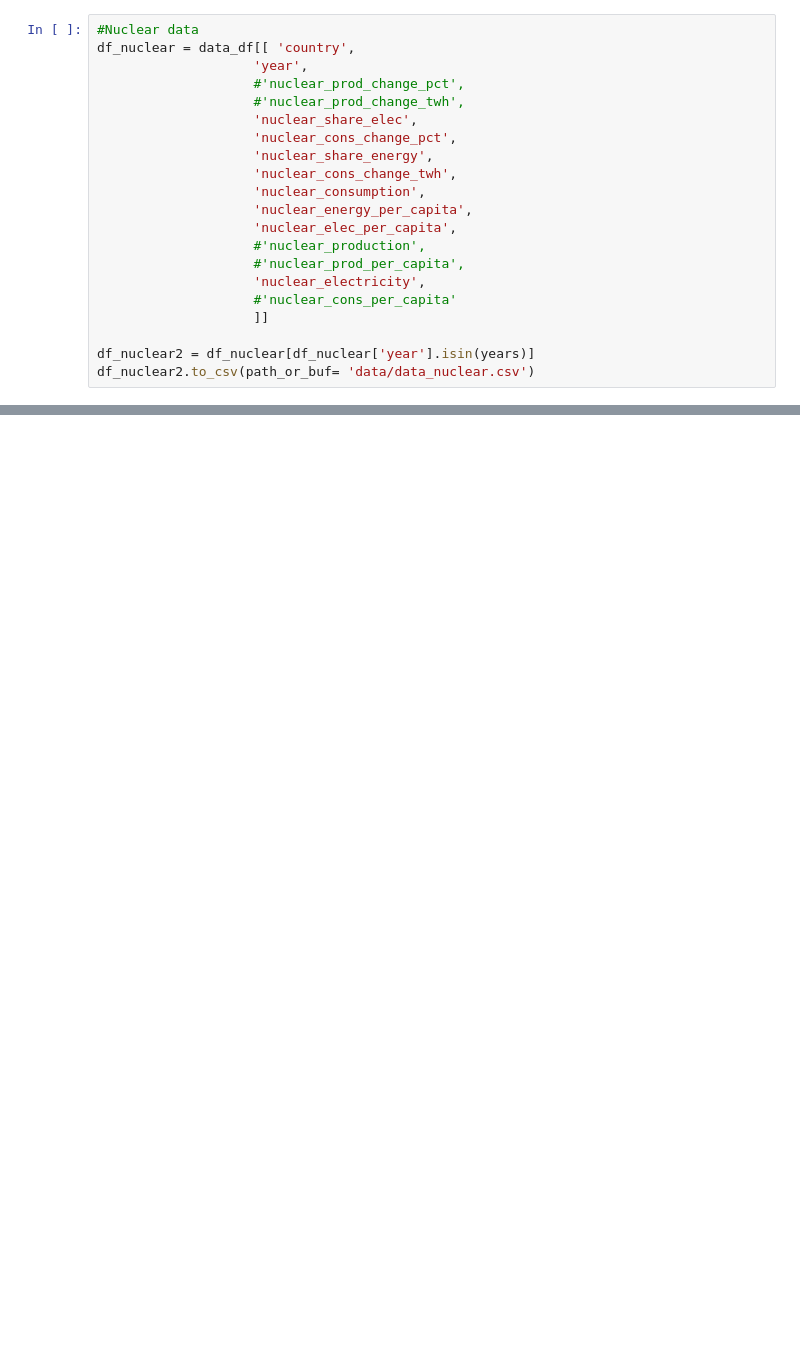
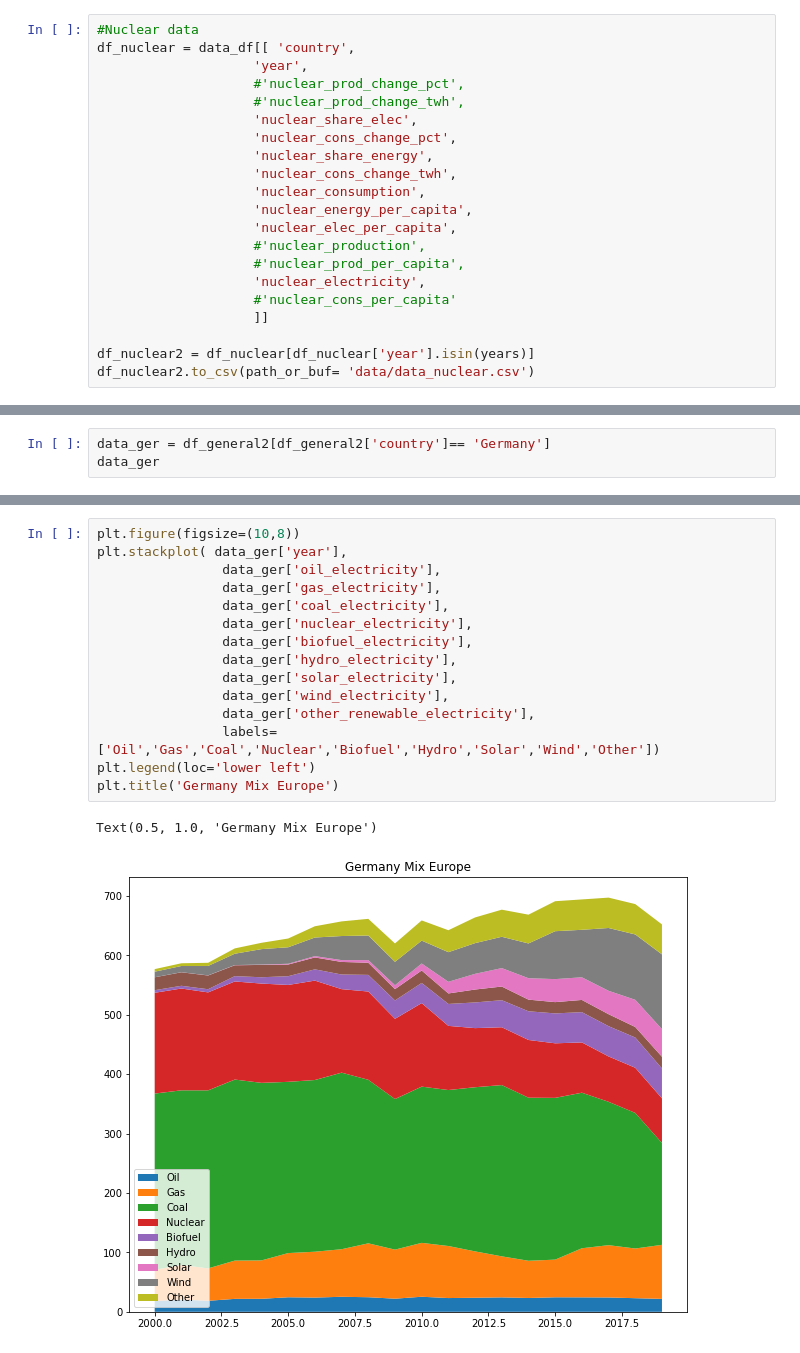
Before and after one commit to TeamGreenWave/capstone_project, a Jupyter notebook: EDA_Notebook_SLS.ipynb, the cells around one changed output, grey strips where cells are left out. Saved outputs shown, nothing was run; the diff lists cells and outputs as text; blank space fills up the shorter version.

```diff
--- a/EDA_Notebook_SLS.ipynb
+++ b/EDA_Notebook_SLS.ipynb
@@ -491,0 +528,3 @@ df_general2.to_csv(path_or_buf= 'data/data_general.csv')
+# %%
+data_ger = df_general2[df_general2['country']== 'Germany']
+data_ger
@@ -491,0 +550,18 @@ df_general2.to_csv(path_or_buf= 'data/data_general.csv')
+# %%
+plt.figure(figsize=(10,8))
+plt.stackplot( data_ger['year'],
+                data_ger['oil_electricity'],
+                data_ger['gas_electricity'],
+                data_ger['coal_electricity'],
+                data_ger['nuclear_electricity'],
+                data_ger['biofuel_electricity'],
+                data_ger['hydro_electricity'],
+                data_ger['solar_electricity'],
+                data_ger['wind_electricity'],
+                data_ger['other_renewable_electricity'],
+                labels=['Oil','Gas','Coal','Nuclear','Biofuel','Hydro','Solar','Wind','Other'])
+plt.legend(loc='lower left')
+plt.title('Germany Mix Europe')
+# %% [output]
+Text(0.5, 1.0, 'Germany Mix Europe')
+[figure, added]
```
Also changed, not shown: parts of 21 cells of this notebook, 2 other files.
